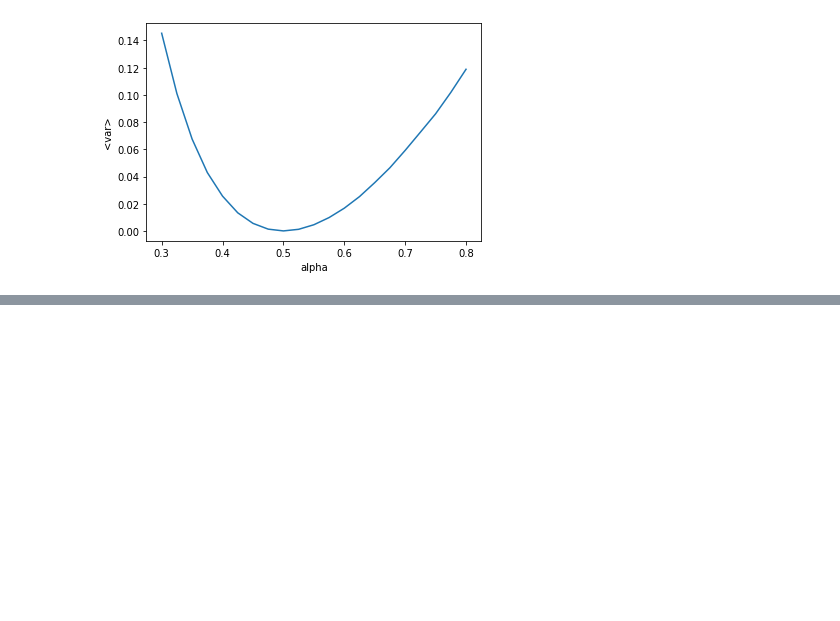
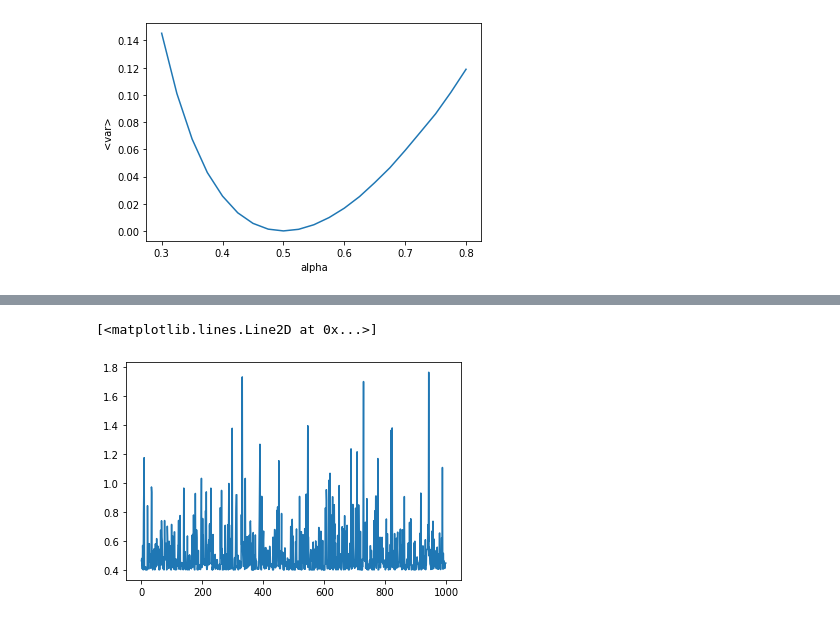
Before and after one commit to KristianWold/FYS4411, a Jupyter notebook: Project1/results.ipynb, the cells around one changed output, grey strips where cells are left out. Saved outputs shown, nothing was run; the diff lists cells and outputs as text; code cells hidden in the pictures; blank space fills up the shorter version.

```diff
--- a/Project1/results.ipynb
+++ b/Project1/results.ipynb
@@ -66,0 +129,14 @@ plt.show()
+# %%
+conf = {}
+conf["numPart"] = 1
+conf["numDim"] = 1
+conf["numSteps"] = 1000
+conf["stepLength"] = 1
+conf["alpha"] = 0.4
+
+src.runner(conf)
+localEnergies = np.loadtxt("localEnergies.txt")
+plt.plot(localEnergies)
+# %% [output]
+[<matplotlib.lines.Line2D at 0x...>]
+[figure, added]
```
Also changed, not shown: parts of 10 cells of this notebook, 3 other files.
